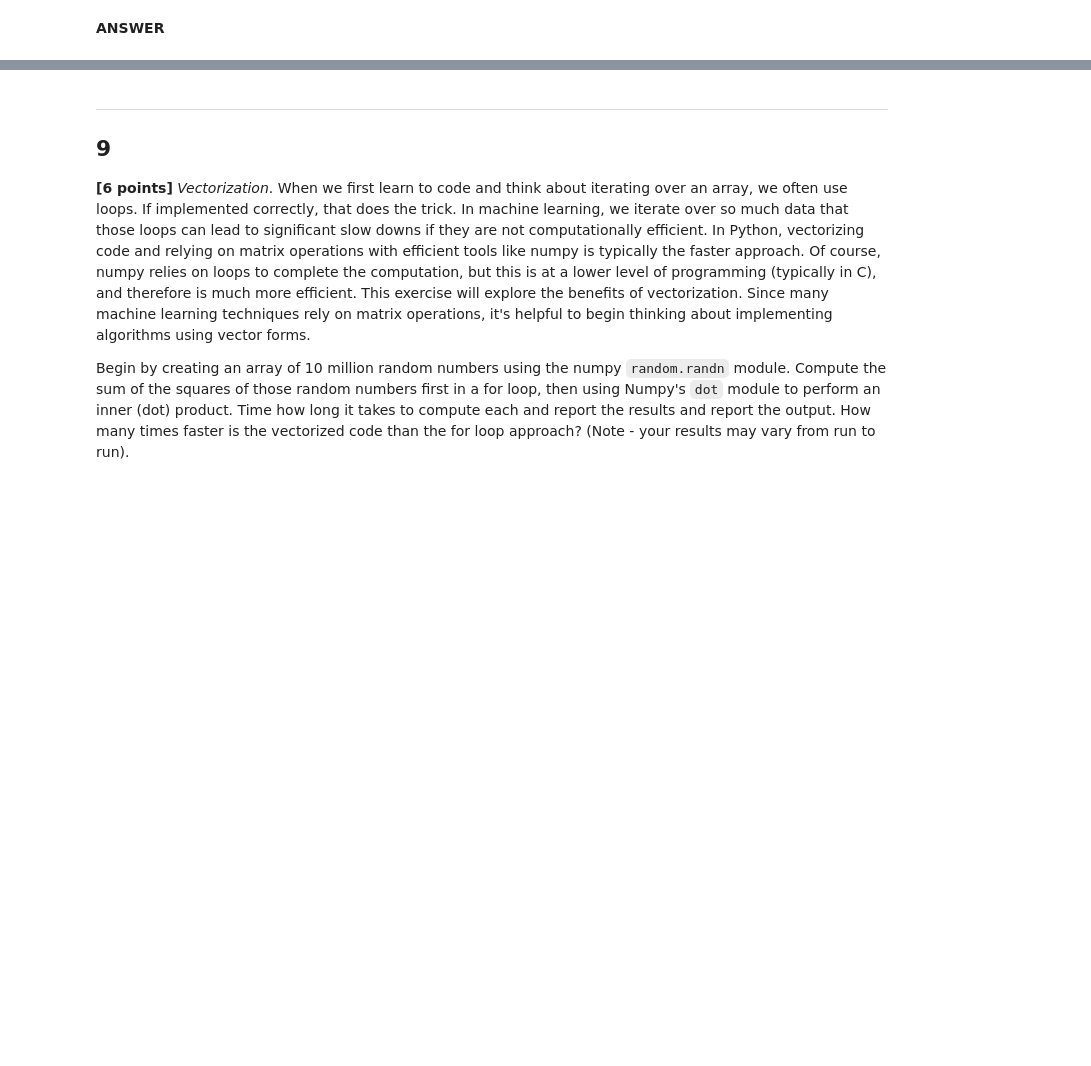
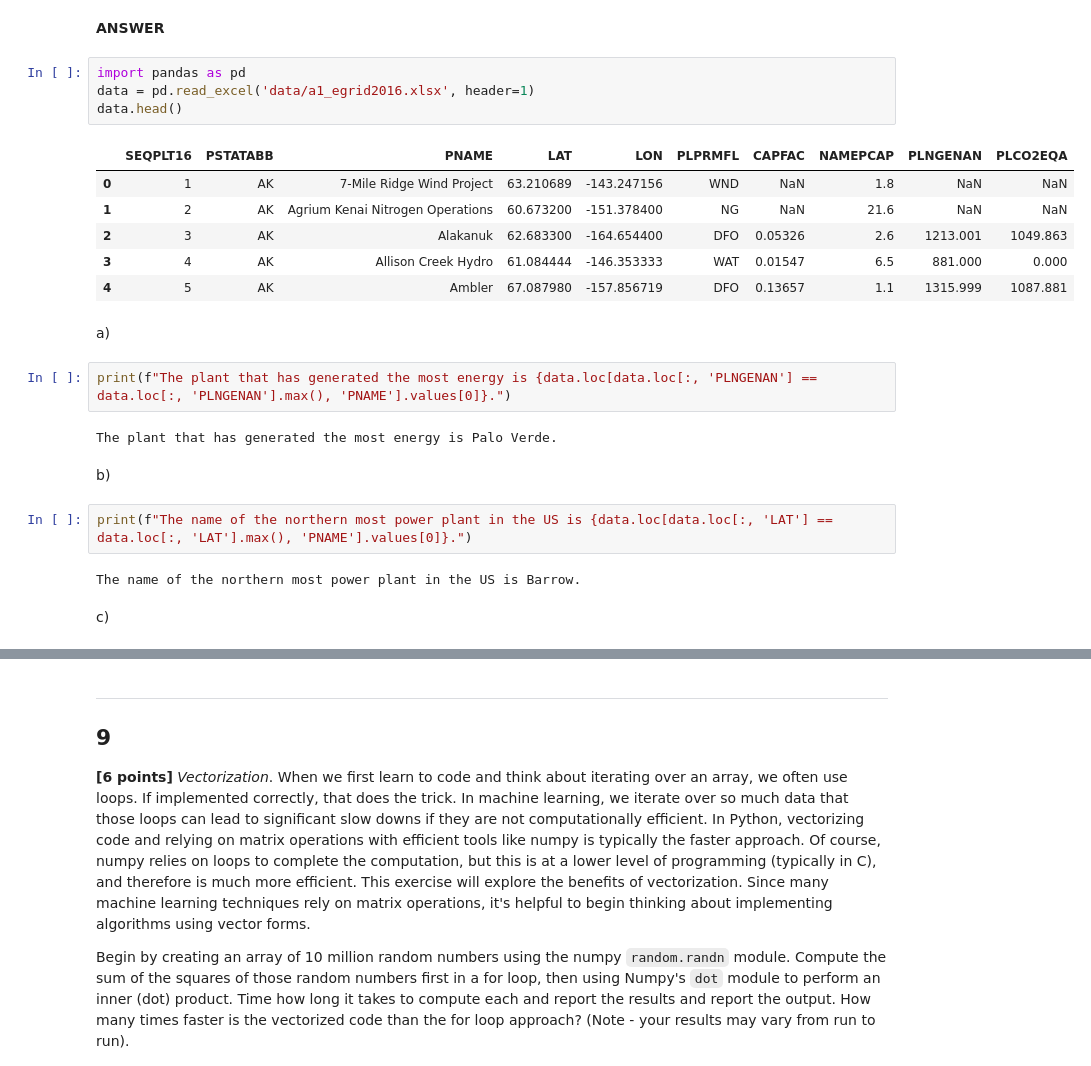
Before and after one commit to nick-carroll1/ids705, a Jupyter notebook: assignments/Assignment_1.ipynb, the cells around one changed output, grey strips where cells are left out. Cells and saved outputs as stored; diff of their text form; blank space fills up the shorter version.

```diff
--- a/assignments/Assignment_1.ipynb
+++ b/assignments/Assignment_1.ipynb
@@ -354,3 +355,28 @@ There also are a couple of "gotchas" to watch out for with this dataset:
 **(e)** From the plot in (d), which fuel for generation produces the most energy (MWh) in the United States?
 # %% [markdown]
 **ANSWER**
+# %%
+import pandas as pd
+data = pd.read_excel('data/a1_egrid2016.xlsx', header=1)
+data.head()
+# %% [output]
+|  | SEQPLT16 | PSTATABB | PNAME | LAT | LON | PLPRMFL | CAPFAC | NAMEPCAP | PLNGENAN | PLCO2EQA |
+| 0 | 1 | AK | 7-Mile Ridge Wind Project | 63.210689 | -143.247156 | WND | NaN | 1.8 | NaN | NaN |
+| 1 | 2 | AK | Agrium Kenai Nitrogen Operations | 60.673200 | -151.378400 | NG | NaN | 21.6 | NaN | NaN |
+| 2 | 3 | AK | Alakanuk | 62.683300 | -164.654400 | DFO | 0.05326 | 2.6 | 1213.001 | 1049.863 |
+| 3 | 4 | AK | Allison Creek Hydro | 61.084444 | -146.353333 | WAT | 0.01547 | 6.5 | 881.000 | 0.000 |
+| 4 | 5 | AK | Ambler | 67.087980 | -157.856719 | DFO | 0.13657 | 1.1 | 1315.999 | 1087.881 |
+# %% [markdown]
+a)
+# %%
+print(f"The plant that has generated the most energy is {data.loc[data.loc[:, 'PLNGENAN'] == data.loc[:, 'PLNGENAN'].max(), 'PNAME'].values[0]}.")
+# %% [output]
+The plant that has generated the most energy is Palo Verde.
+# %% [markdown]
+b)
+# %%
+print(f"The name of the northern most power plant in the US is {data.loc[data.loc[:, 'LAT'] == data.loc[:, 'LAT'].max(), 'PNAME'].values[0]}.")
+# %% [output]
+The name of the northern most power plant in the US is Barrow.
+# %% [markdown]
+c)
```
Also changed, not shown: parts of 11 cells of this notebook.
